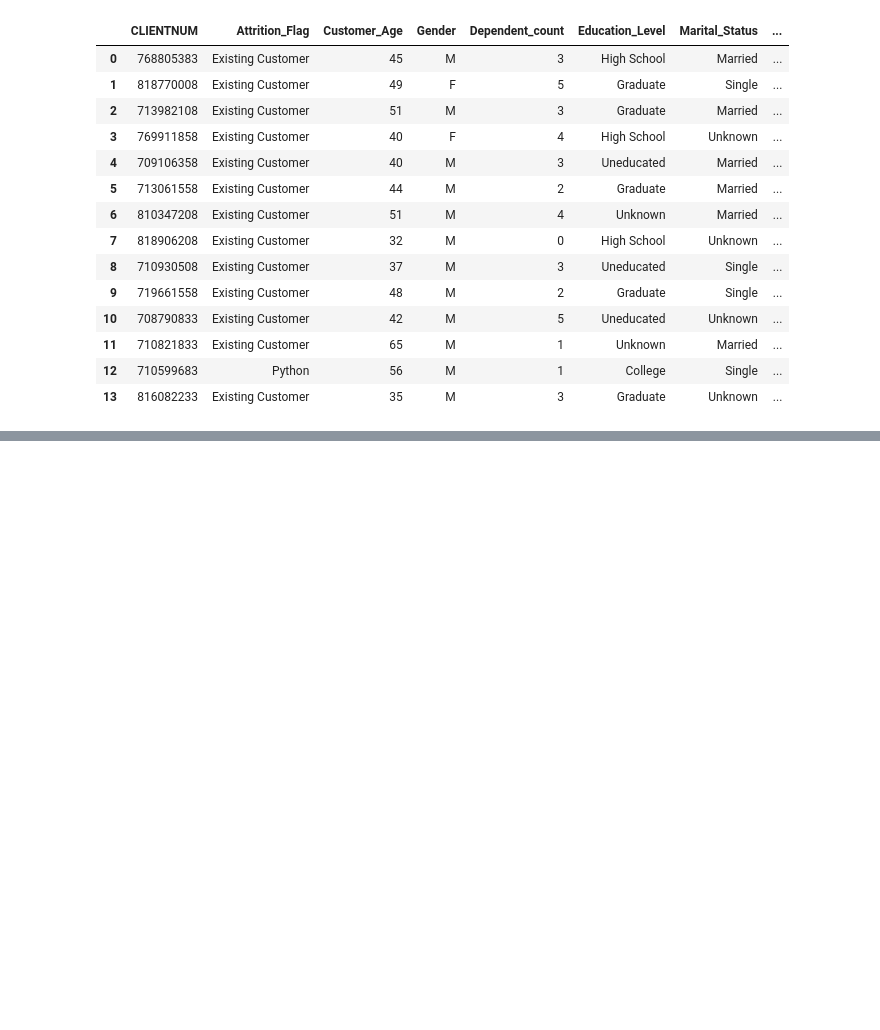
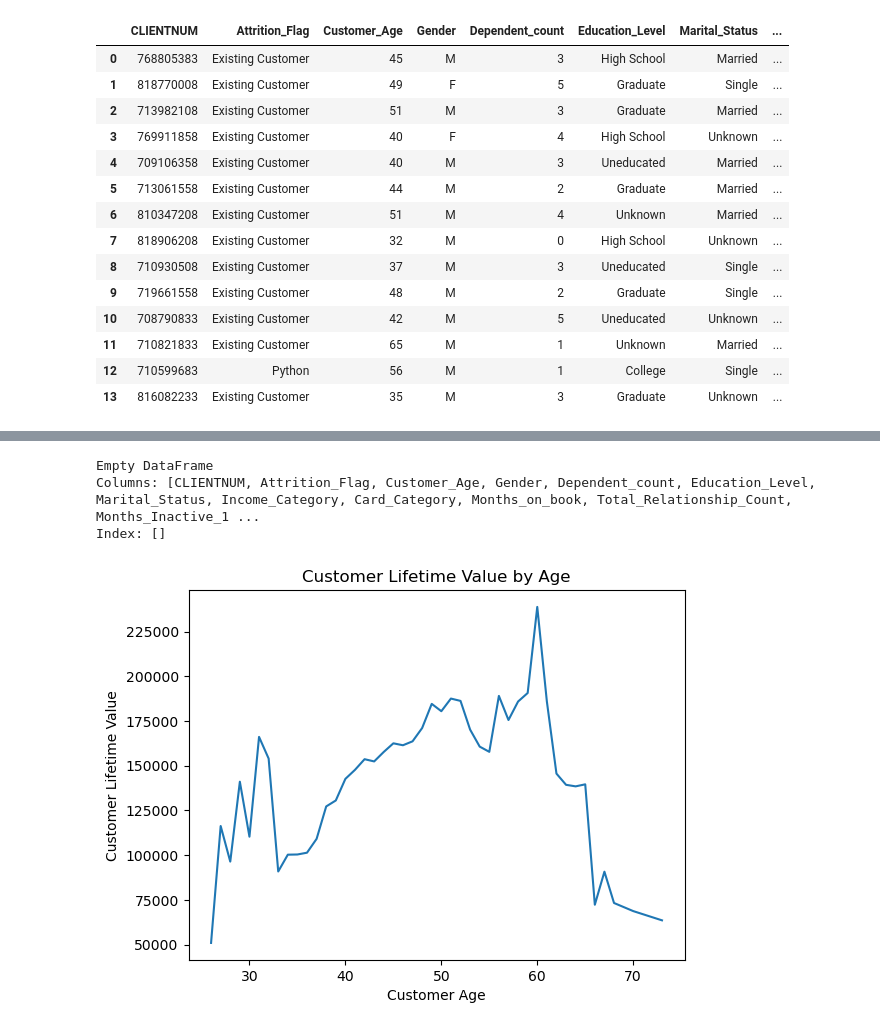
Before and after one commit to SamirValizade-Gisman/Data-Science-BDA, a Jupyter notebook: Bank hw SamirV.ipynb, the cells around one changed output, grey strips where cells are left out. Cells and saved outputs as stored; diff of their text form; code cells hidden in the pictures; blank space fills up the shorter version.

```diff
--- a/Bank hw SamirV.ipynb
+++ b/Bank hw SamirV.ipynb
@@ -402,0 +502,16 @@ reset_data.head(14)
+# %%
+anomalies = bank_data[bank_data['Credit_Limit'] > bank_data['Credit_Limit'].quantile(0.99)]
+print(anomalies)
+# %% [output]
+Empty DataFrame
+Columns: [CLIENTNUM, Attrition_Flag, Customer_Age, Gender, Dependent_count, Education_Level, Marital_Status, Income_Category, Card_Category, Months_on_book, Total_Relationship_Count, Months_Inactive_1 ...
+Index: []
+# %%
+bank_data['Customer_Lifetime_Value'] = bank_data['Total_Trans_Amt'] * bank_data['Months_on_book']
+lifetime_value = bank_data.groupby('Customer_Age')['Customer_Lifetime_Value'].mean()
+lifetime_value.plot(kind='line', title='Customer Lifetime Value by Age')
+plt.xlabel('Customer Age')
+plt.ylabel('Customer Lifetime Value')
+plt.show()
+# %% [output]
+[figure, added]
```
Also changed, not shown: parts of 9 cells of this notebook.
